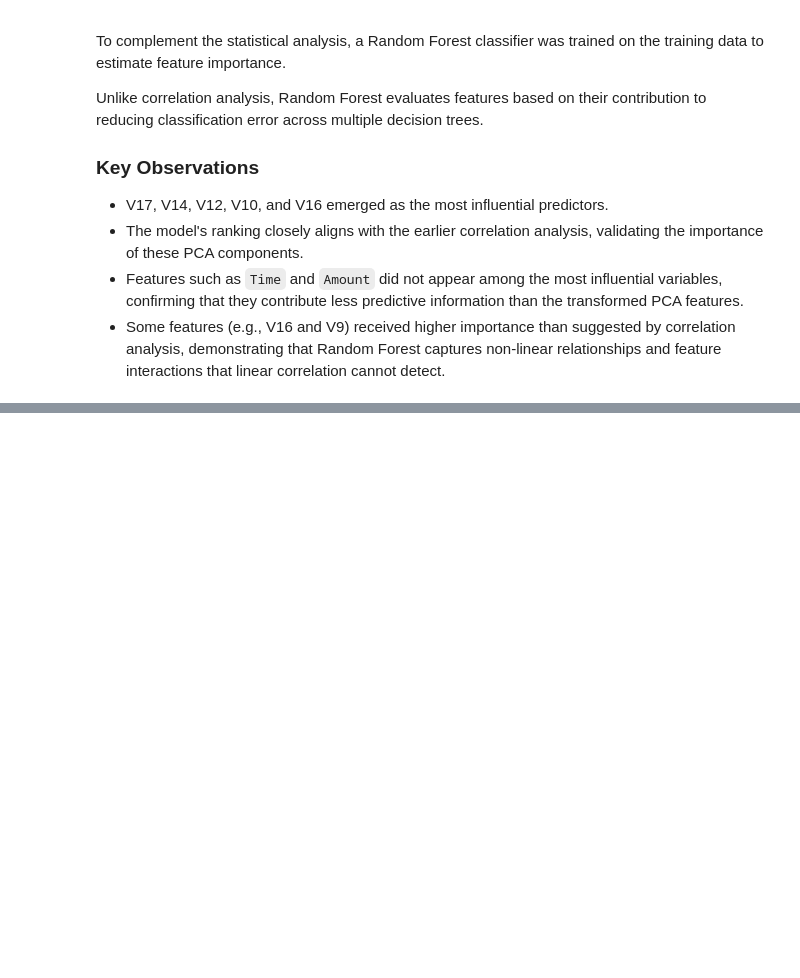
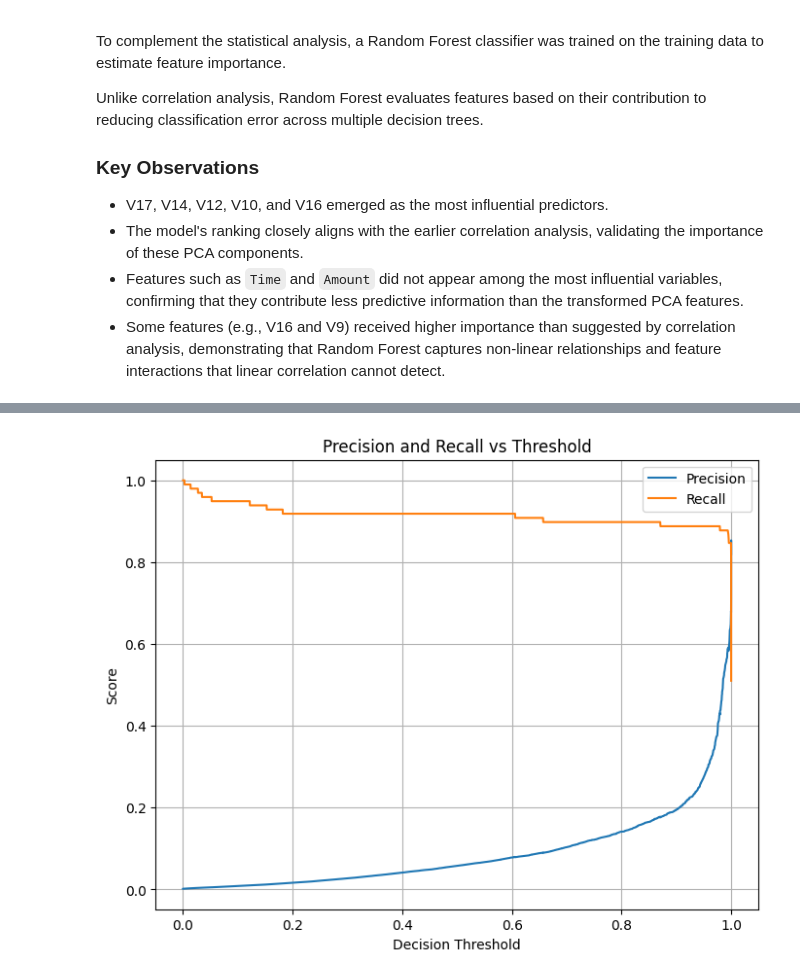
Before and after one commit to Shiri001/Credit-Card-Fraud-Detection-System, a Jupyter notebook: notebooks/01_EDA.ipynb, the cells around one changed output, grey strips where cells are left out. Saved outputs shown, nothing was run; the diff lists cells and outputs as text; code cells hidden in the pictures; blank space fills up the shorter version.

Commit message:
Build baseline logistic regression model and evaluate performance

```diff
--- a/notebooks/01_EDA.ipynb
+++ b/notebooks/01_EDA.ipynb
@@ -641,3 +641,14 @@ Unlike correlation analysis, Random Forest evaluates features based on their con
 - The model's ranking closely aligns with the earlier correlation analysis, validating the importance of these PCA components.
 - Features such as `Time` and `Amount` did not appear among the most influential variables, confirming that they contribute less predictive information than the transformed PCA features.
 - Some features (e.g., V16 and V9) received higher importance than suggested by correlation analysis, demonstrating that Random Forest captures non-linear relationships and feature interactions that linear correlation cannot detect.
+# %%
+from sklearn.preprocessing import StandardScaler
+
+scaler = StandardScaler()
+X_train[['Time','Amount']] = scaler.fit_transform(
+    X_train[['Time', 'Amount']]
+)
+
+X_test[['Time','Amount']] = scaler.transform(
+    X_test[['Time', 'Amount']]
+)
@@ -643,0 +678,9 @@ Unlike correlation analysis, Random Forest evaluates features based on their con
+# %%
+from sklearn.linear_model import LogisticRegression
+
+lr = LogisticRegression(
+    random_state=42,
+    max_iter=1000
+)
+
+lr.fit(X_train_smote, y_train_smote)
@@ -643,0 +689,3 @@ Unlike correlation analysis, Random Forest evaluates features based on their con
+# %%
+y_pred = lr.predict(X_test)
+y_prob = lr.predict_proba(X_test)[:,1]
@@ -643,0 +714,24 @@ Unlike correlation analysis, Random Forest evaluates features based on their con
+# %%
+from sklearn.metrics import precision_recall_curve
+import matplotlib.pyplot as plt
+
+precision, recall, thresholds = precision_recall_curve(
+    y_test,
+    y_prob
+)
+
+plt.figure(figsize=(8,6))
+
+plt.plot(thresholds, precision[:-1], label="Precision")
+plt.plot(thresholds, recall[:-1], label="Recall")
+
+plt.xlabel("Decision Threshold")
+plt.ylabel("Score")
+plt.title("Precision and Recall vs Threshold")
+plt.legend()
+
+plt.grid(True)
+
+plt.show()
+# %% [output]
+[figure, added]
```
Also changed, not shown: parts of 8 cells of this notebook.
